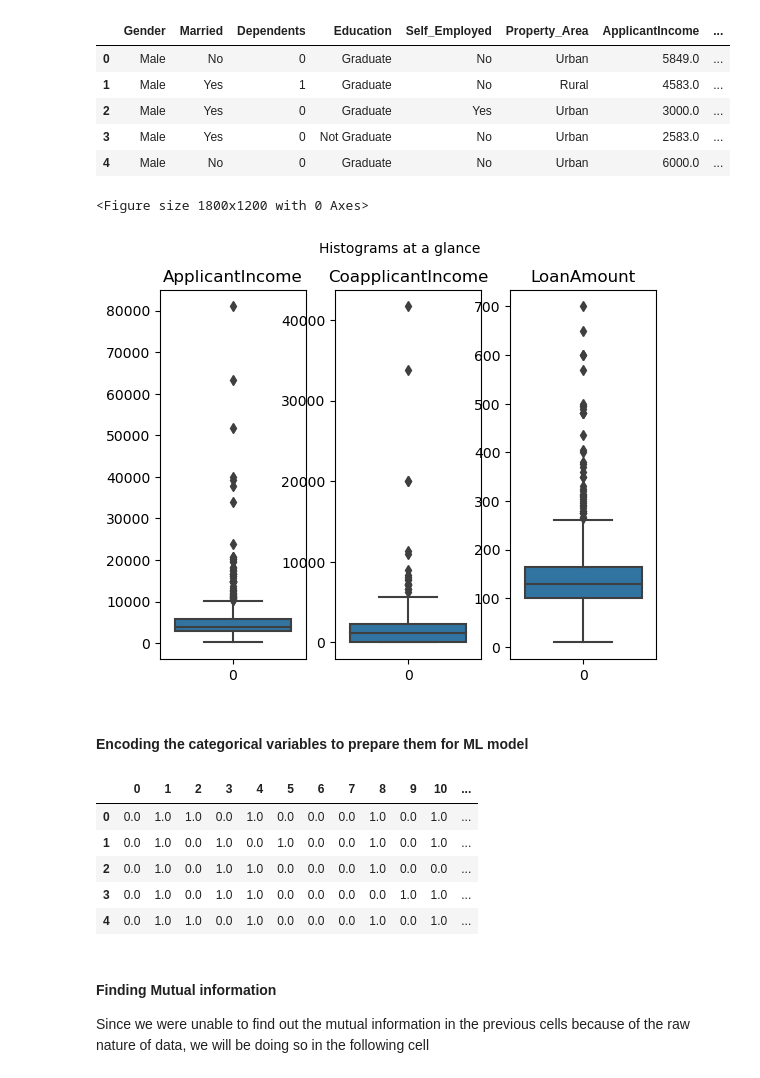
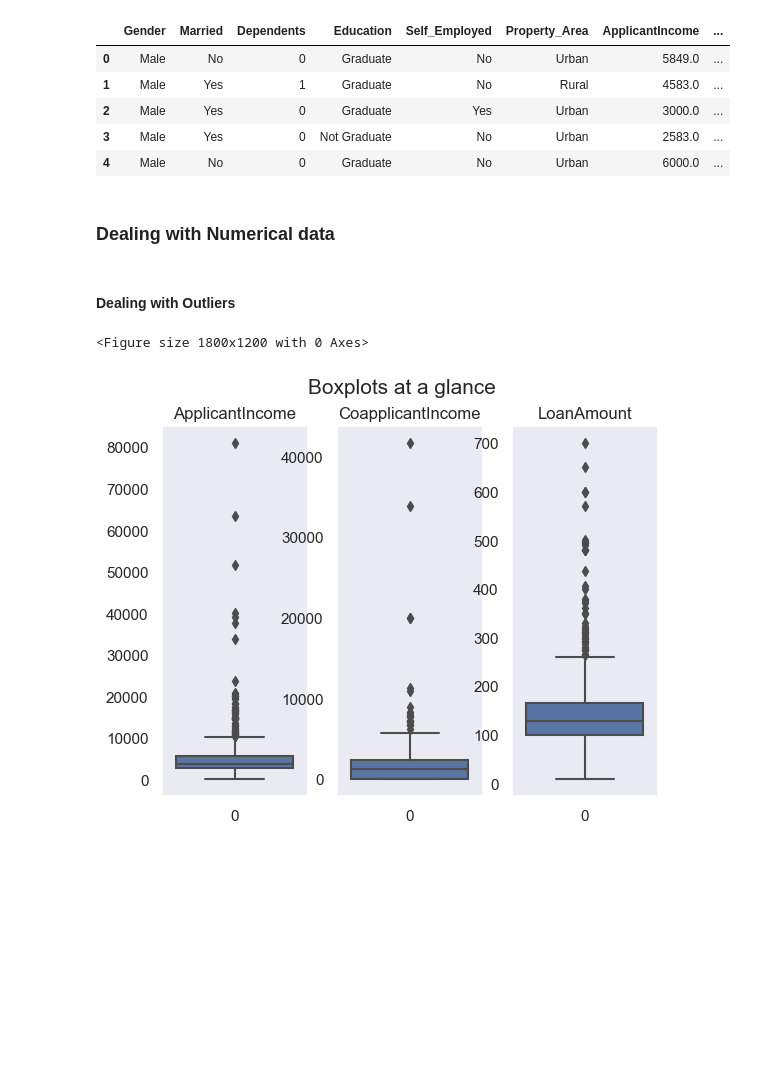
Before and after one commit to bhaskarmulik/Home-loan-prediction-model, a Jupyter notebook: src.ipynb, the cells around one changed output. Drawn from its saved outputs; the diff is of its cells as text; code cells hidden in the pictures; blank space fills up the shorter version.

```diff
--- a/src.ipynb
+++ b/src.ipynb
@@ -636,41 +639,26 @@ new_df.head()
 | 2 | Male | Yes | 0 | Graduate | Yes | Urban | 3000.0 | ... |
 | 3 | Male | Yes | 0 | Not Graduate | No | Urban | 2583.0 | ... |
 | 4 | Male | No | 0 | Graduate | No | Urban | 6000.0 | ... |
+# %% [markdown]
+### Dealing with Numerical data
+# %% [markdown]
+#### Dealing with Outliers
 # %%
 #We will now deal with outliers in the group
 #To figure out the outliers, we will make a boxplot
 plt.figure(figsize=(18,12))
+sns.set_theme(style='dark')
 
 figure, ax = plt.subplots(nrows=1, ncols=3)
-figure.suptitle('Histograms at a glance', fontsize=10)
+figure.suptitle('Boxplots at a glance', fontsize=15)
 
 # Fixing the while loop condition
 counter=0
 for i in range(0,3,1):
     sns.boxplot(df_num[df_num.columns[counter]], ax=ax[i])
-    ax[i].set_title(df_num.columns[counter])
+    ax[i].set_title(num_cols[counter])
     counter+=1
 plt.show()
 # %% [output]
 <Figure size 1800x1200 with 0 Axes>
-[figure, old version]
+[figure, new version]
-# %% [markdown]
-#### Encoding the categorical variables to prepare them for ML model
-# %%
-#Now that the missing values are dealt with, we will now deal with categorical variables
-#For that purpose, we use the One Hot Encoder
-from sklearn.preprocessing import OneHotEncoder
-
-ohe = OneHotEncoder(handle_unknown='ignore', sparse=False)
-df_cat_ohe = pd.DataFrame(ohe.fit_transform(df_cat), index=df_cat.index)
-df_cat_ohe.head()
-# %% [output]
-|  | 0 | 1 | 2 | 3 | 4 | 5 | 6 | 7 | 8 | 9 | 10 | ... |
-| 0 | 0.0 | 1.0 | 1.0 | 0.0 | 1.0 | 0.0 | 0.0 | 0.0 | 1.0 | 0.0 | 1.0 | ... |
-| 1 | 0.0 | 1.0 | 0.0 | 1.0 | 0.0 | 1.0 | 0.0 | 0.0 | 1.0 | 0.0 | 1.0 | ... |
-| 2 | 0.0 | 1.0 | 0.0 | 1.0 | 1.0 | 0.0 | 0.0 | 0.0 | 1.0 | 0.0 | 0.0 | ... |
-| 3 | 0.0 | 1.0 | 0.0 | 1.0 | 1.0 | 0.0 | 0.0 | 0.0 | 0.0 | 1.0 | 1.0 | ... |
-| 4 | 0.0 | 1.0 | 1.0 | 0.0 | 1.0 | 0.0 | 0.0 | 0.0 | 1.0 | 0.0 | 1.0 | ... |
-# %% [markdown]
-#### Finding Mutual information
-Since we were unable to find out the mutual information in the previous cells because of the raw nature of data, we will be doing so in the following cell
```
Also changed, not shown: parts of 20 cells of this notebook.
